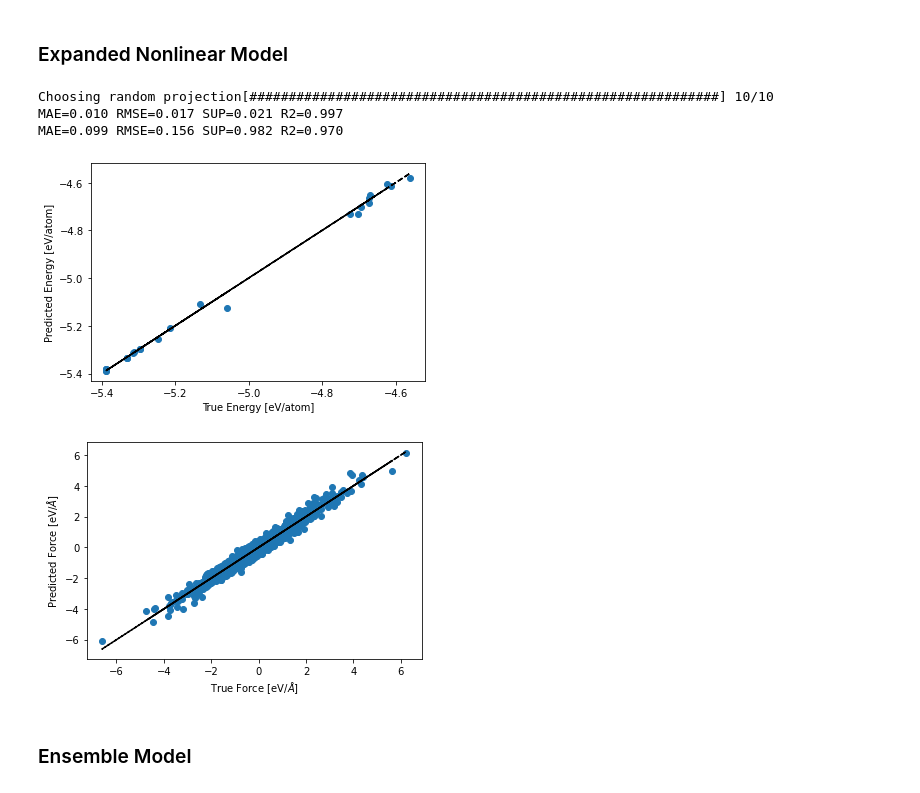
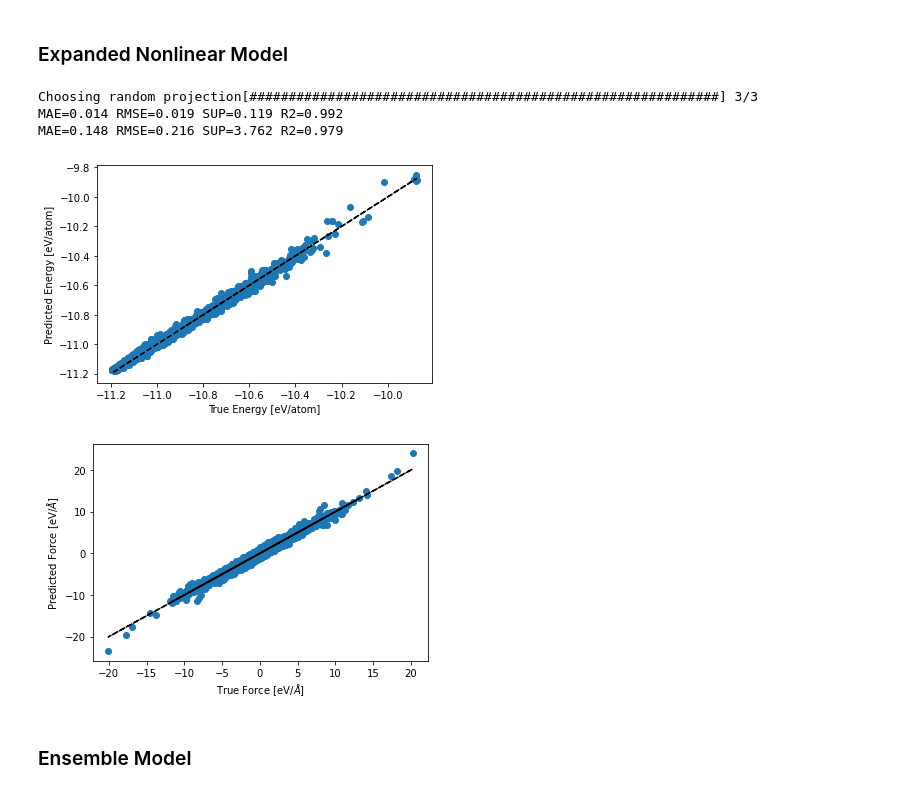
Before and after one commit to ClaudioZeni/Castle, a Jupyter notebook: notebooks/Test.ipynb, the cells around one changed output. Saved outputs shown, nothing was run; the diff lists cells and outputs as text; code cells hidden in the pictures.

```diff
--- a/notebooks/Test.ipynb
+++ b/notebooks/Test.ipynb
@@ -1,5 +1,5 @@
 # %%
-from ase.io import read
+from ase.io import read, write
 import numpy as np
 from matplotlib import pyplot as plt
 import joblib, pickle, sys
@@ -16,7 +16,7 @@ from ase import units, Atoms
 from ase.calculators.lj import LennardJones
 from castle import utils, LinearPotential, LPEnsemble, LPLocalEnsemble, print_score, AceRepresentation, ASEMLCalculator, ExpandedPotential
 
-rcuts = {'Cu': 3.9, 'Mo': 5.2, 'Si': 4.7, 'Ge':5.1, 'Ni':4.0, 'Li':5.1}
+rcuts = {'Cu': 3.9, 'Mo': 5.2, 'Si': 4.7, 'Ge':5.1, 'Ni':4.0, 'Li':5.1, 'W':5.0}
 
 %load_ext autoreload
 %autoreload 2
@@ -26,13 +35,13 @@ The autoreload extension is already loaded. To reload it, use:
 # %%
-species = 'Si'
+species = 'W'
 N = 4
-maxdeg = 8
+maxdeg = 12
 rcut = rcuts[species]
-force_name = 'dft_forces'
-energy_name = 'DFT_PE'
+force_name = 'force'
+energy_name = 'energy'
 e_noise = 1e-8
 f_noise = 1e-6
-root = f"/home/claudio/postdoc/data/Zuo/{species}/"
+root = f"/home/claudio/postdoc/data/{species}/"
 
 tr_features, val_features = utils.extract_features(root, "train_trajectory.xyz", "validation_trajectory.xyz",
                                                    N=N, maxdeg=maxdeg, rcut=rcut, force_name=force_name,
@@ -40,6 +49,6 @@ tr_features, val_features = utils.extract_features(root, "train_trajectory.xyz",
 
 e_t, f_t, e_val, f_val, nat_tr, nat_val, tr_features, val_features = utils.load_everything(
     root, "train_trajectory.xyz", "validation_trajectory.xyz",
-    f"tr_features_N_{N}_d_{maxdeg}_cut_{rcut}.xz", f"val_features_N_{N}_d_{maxdeg}_cut_{rcut}.xz",
+    f"tr_features_N_{N}_d_{maxdeg}_cut_{rcut}.xz",  f"val_features_N_{N}_d_{maxdeg}_cut_{rcut}.xz",
     force_name = force_name, energy_name =energy_name)
 # %% [output]
@@ -87,32 +94,32 @@ MAE=0.124 RMSE=0.190 SUP=1.059 R2=0.955
 ### Expanded Nonlinear Model
 # %%
 representation = AceRepresentation(N, maxdeg, rcut, species, energy_name=energy_name, force_name=force_name, add_sqrt=True)
-model_exp = ExpandedPotential(representation, D=500)
-model_exp.fit_from_features(tr_features, e_t, f_t, e_noise, f_noise, noise_optimization=False, iterations=10, kfold=5)
+model_exp = ExpandedPotential(representation, D=50)
+model_exp.fit_from_features(tr_features, e_t, f_t, e_noise, f_noise, noise_optimization=False, iterations=3, kfold=3)
 predictions = model_exp.predict_from_features(val_features, forces=True)
 
 ep = predictions['energy']
 fp = predictions['forces']
 print_score(ep/nat_val, e_val/nat_val)
 print_score(fp.flatten(), f_val.flatten())
 
 plt.scatter(e_val/nat_val, ep/nat_val)
 plt.plot(e_val/nat_val, e_val/nat_val, 'k--')
 plt.xlabel("True Energy [eV/atom]")
 plt.ylabel("Predicted Energy [eV/atom]")
 plt.show()
 
 plt.scatter(f_val, fp)
 plt.plot(f_val, f_val, 'k--')
 plt.xlabel("True Force [eV/$\AA$]")
 plt.ylabel("Predicted Force [eV/$\AA$]")
 plt.show()
 # %% [output]
-Choosing random projection[############################################################] 10/10
-MAE=0.010 RMSE=0.017 SUP=0.021 R2=0.997
-MAE=0.099 RMSE=0.156 SUP=0.982 R2=0.970
+Choosing random projection[############################################################] 3/3
+MAE=0.014 RMSE=0.019 SUP=0.119 R2=0.992
+MAE=0.148 RMSE=0.216 SUP=3.762 R2=0.979
-[figure, old version]
+[figure, new version]
-[figure, old version]
+[figure, new version]
 # %% [markdown]
 ### Ensemble Model
 # %%
```
Also changed, not shown: parts of 6 cells of this notebook, 1 other file.
